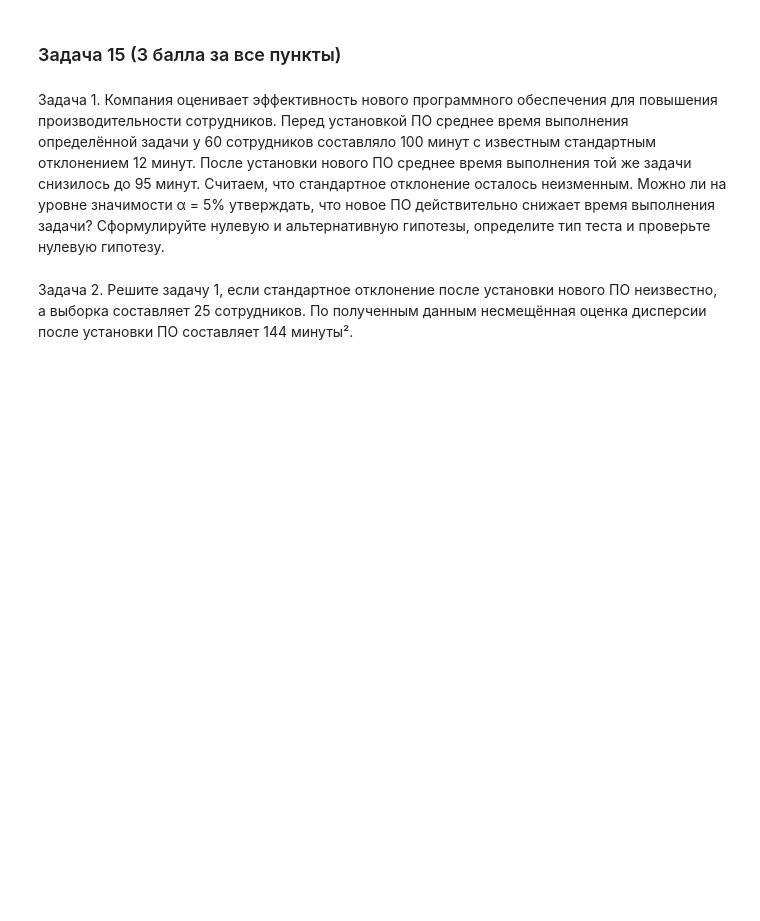
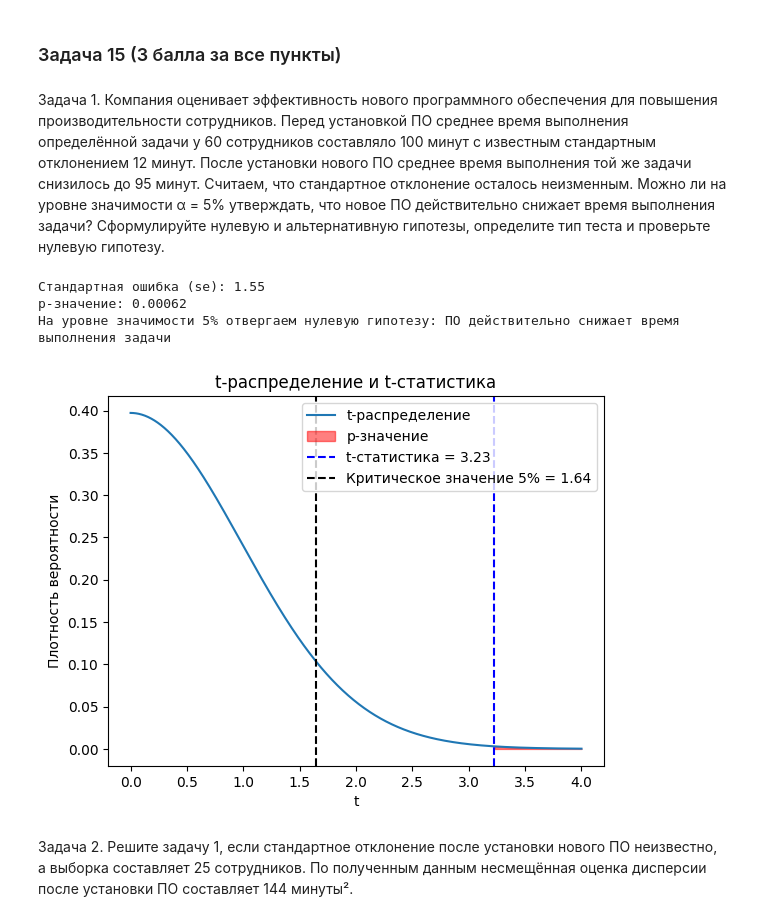
Before and after one commit to hilkovich/itmo_math_stat, a Jupyter notebook: homework_3/HW_3.ipynb, the cells around one changed output. Drawn from its saved outputs; the diff is of its cells as text; code cells hidden in the pictures; blank space fills up the shorter version.

```diff
--- a/homework_3/HW_3.ipynb
+++ b/homework_3/HW_3.ipynb
@@ -1669,5 +1669,77 @@ plt.show()
 ### Задача 15 (3 балла за все пункты)
 # %% [markdown]
 Задача 1. Компания оценивает эффективность нового программного обеспечения для повышения производительности сотрудников. Перед установкой ПО среднее время выполнения определённой задачи у 60 сотрудников составляло 100 минут с известным стандартным отклонением 12 минут. После установки нового ПО среднее время выполнения той же задачи снизилось до 95 минут. Считаем, что стандартное отклонение осталось неизменным. Можно ли на уровне значимости α = 5% утверждать, что новое ПО действительно снижает время выполнения задачи? Сформулируйте нулевую и альтернативную гипотезы, определите тип теста и проверьте нулевую гипотезу.
+# %%
+# Исходные данные
+n = 60
+mu0 = 100
+std0 = 12
+
+mu1 = 95
+alpha = 0.05
+# %%
+# Стандартная ошибка
+se = std0 / np.sqrt(n)
+print(f"Стандартная ошибка (se): {se:.2f}")
+
+# Вычисление статистики теста
+z_score = (mu0 - mu1) / se
+
+# Определение критического значения
+crit_value_5 = norm.ppf(1 - alpha)
+
+# p-значение
+p_value = 1 - norm.cdf(z_score)
+print(f"p-значение: {p_value:.5f}")
+
+# Проверка нулевой гипотезы
+if z_score > crit_value_5:
+    print(
+        "На уровне значимости 5% отвергаем нулевую гипотезу: ПО действительно снижает время выполнения задачи"
+    )
+else:
+    print("Не можем отвергнуть нулевую гипотезу: время выполнения задачи без изменений")
+# %% [output]
+Стандартная ошибка (se): 1.55
+p-значение: 0.00062
+На уровне значимости 5% отвергаем нулевую гипотезу: ПО действительно снижает время выполнения задачи
+# %%
+t_values = np.linspace(0, 4, 1000)
+pdf = t.pdf(t_values, df)
+
+# Построение графика
+plt.plot(t_values, pdf, label="t-распределение")
+
+# Закрашиваем область p-значения
+plt.fill_between(
+    t_values,
+    pdf,
+    where=(t_values >= z_score),
+    color="red",
+    alpha=0.5,
+    label="p-значение",
+)
+
+# Отмечаем t-статистику
+plt.axvline(
+    z_score, color="blue", linestyle="--", label=f"t-статистика = {z_score:.2f}"
+)
+
+# Отмечаем критическое значение
+plt.axvline(
+    crit_value_5,
+    color="black",
+    linestyle="--",
+    label=f"Критическое значение 5% = {crit_value_5:.2f}",
+)
+
+plt.legend()
+plt.title("t-распределение и t-статистика")
+plt.xlabel("t")
+plt.ylabel("Плотность вероятности")
+
+plt.show()
+# %% [output]
+[figure, added]
 # %% [markdown]
 Задача 2. Решите задачу 1, если стандартное отклонение после установки нового ПО неизвестно, а выборка составляет 25 сотрудников. По полученным данным несмещённая оценка дисперсии после установки ПО составляет 144 минуты².
```
Also changed, not shown: parts of 12 cells of this notebook.
